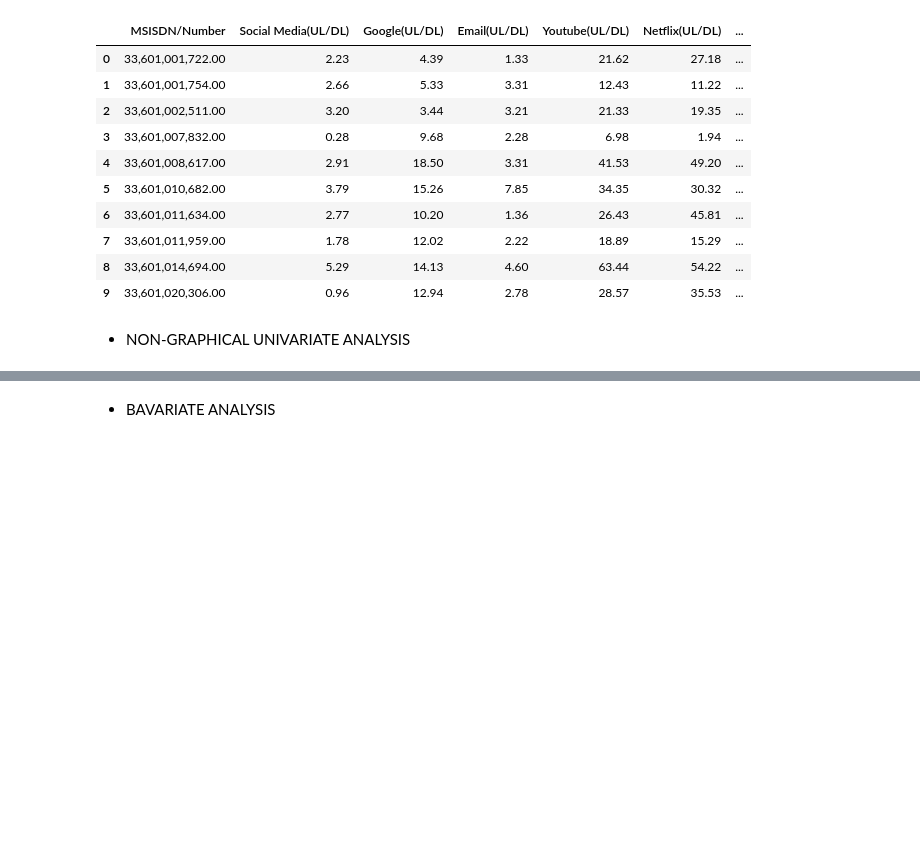
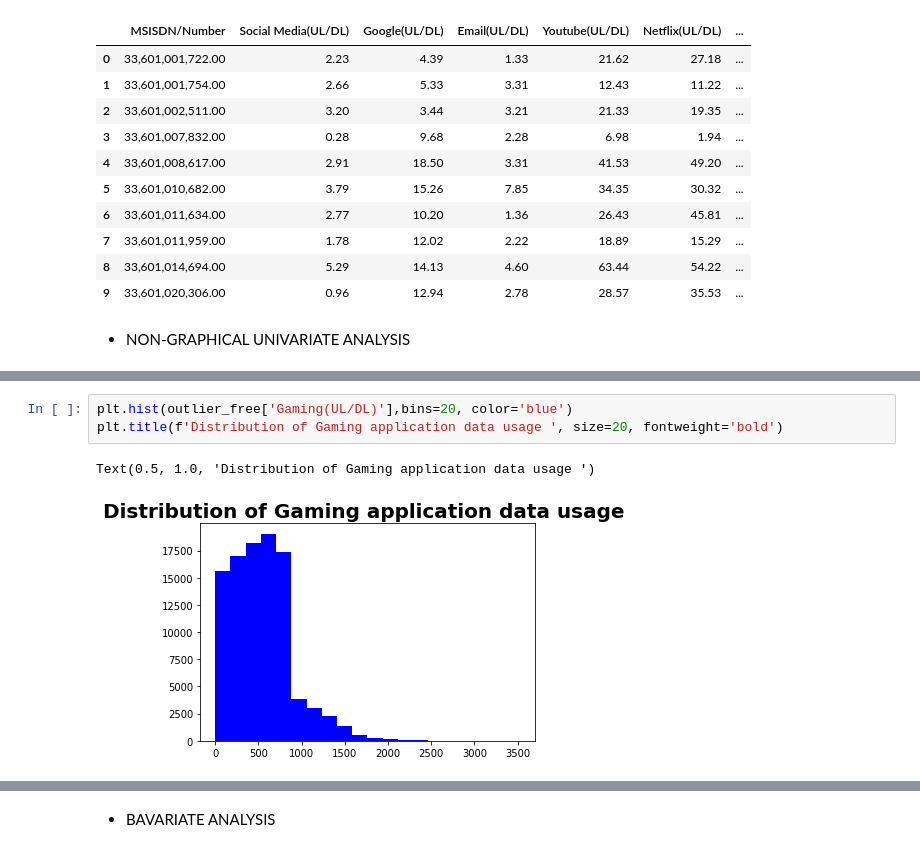
Before and after one commit to sel6/TellCo_Data_Analysis, a Jupyter notebook: notebooks/Data_Explore.ipynb, the cells around one changed output, grey strips where cells are left out. Drawn from its saved outputs; the diff is of its cells as text; blank space fills up the shorter version.

```diff
--- a/notebooks/Data_Explore.ipynb
+++ b/notebooks/Data_Explore.ipynb
@@ -461,0 +391,6 @@ sns.displot(filled['Dur. (ms)'], kde=True)
+# %%
+plt.hist(outlier_free['Gaming(UL/DL)'],bins=20, color='blue')
+plt.title(f'Distribution of Gaming application data usage ', size=20, fontweight='bold')
+# %% [output]
+Text(0.5, 1.0, 'Distribution of Gaming application data usage ')
+[figure, added]
```
Also changed, not shown: parts of 25 cells of this notebook.
